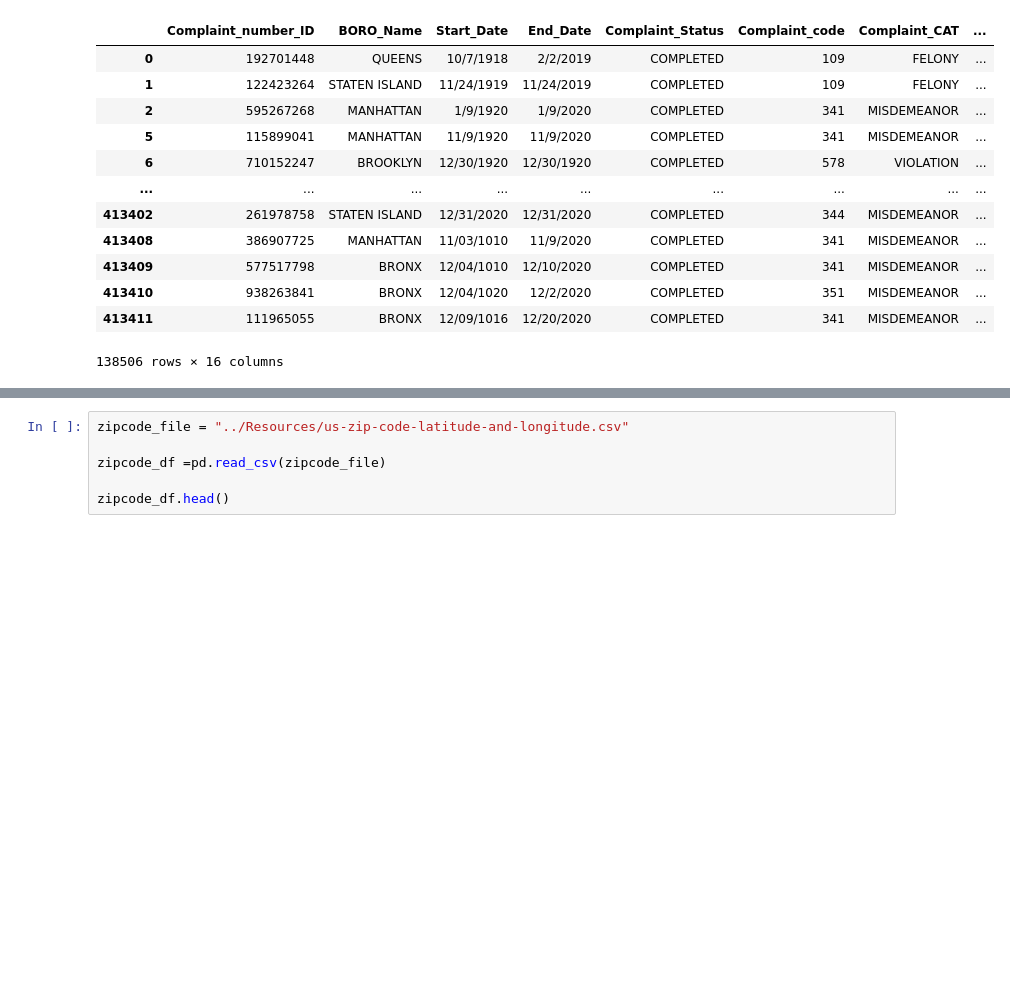
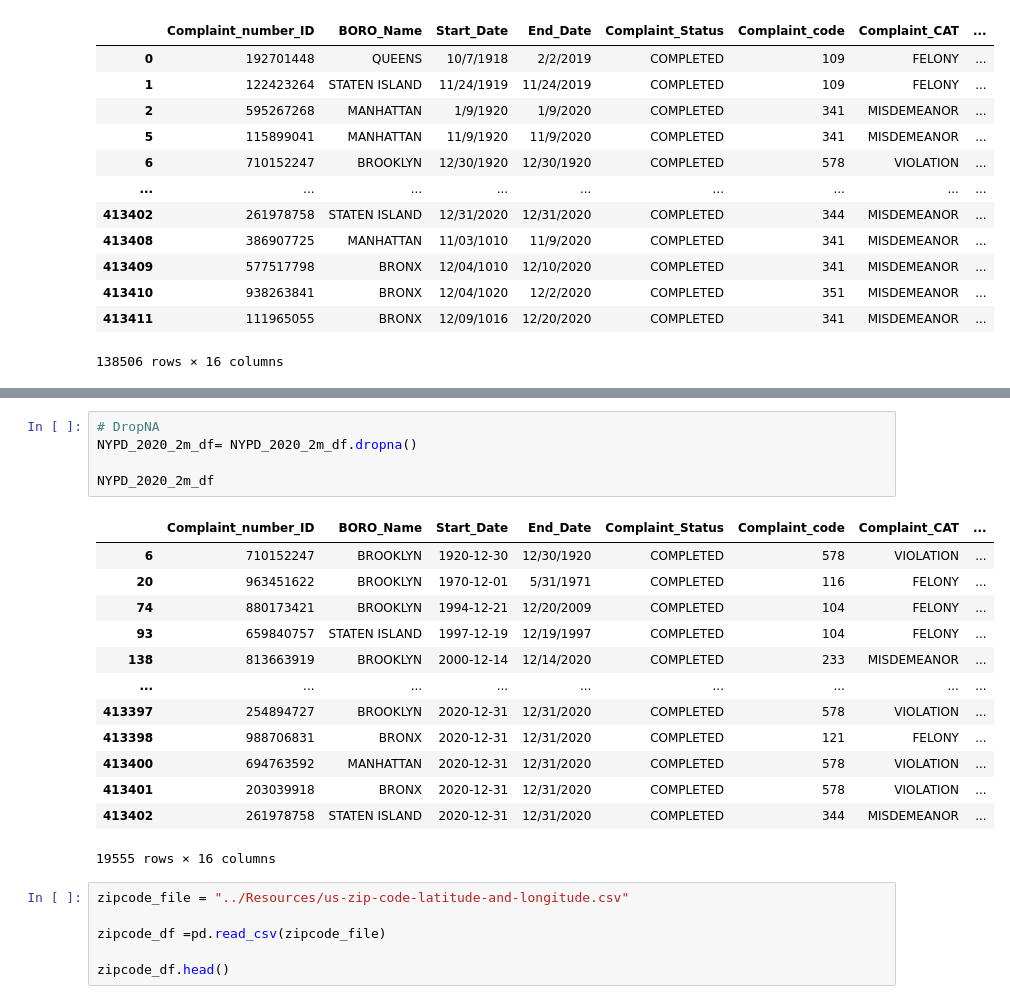
Before and after one commit to bxprdr25/ETL-challenge, a Jupyter notebook: sharice/NYPD_Crime_2020.ipynb, the cells around one changed output, grey strips where cells are left out. Drawn from its saved outputs; the diff is of its cells as text; blank space fills up the shorter version.

```diff
--- a/sharice/NYPD_Crime_2020.ipynb
+++ b/sharice/NYPD_Crime_2020.ipynb
@@ -130,3 +191,22 @@ NYPD_2020_new_df
+# %%
+# DropNA
+NYPD_2020_2m_df= NYPD_2020_2m_df.dropna()
+
+NYPD_2020_2m_df
+# %% [output]
+|  | Complaint_number_ID | BORO_Name | Start_Date | End_Date | Complaint_Status | Complaint_code | Complaint_CAT | ... |
+| 6 | 710152247 | BROOKLYN | 1920-12-30 | 12/30/1920 | COMPLETED | 578 | VIOLATION | ... |
+| 20 | 963451622 | BROOKLYN | 1970-12-01 | 5/31/1971 | COMPLETED | 116 | FELONY | ... |
+| 74 | 880173421 | BROOKLYN | 1994-12-21 | 12/20/2009 | COMPLETED | 104 | FELONY | ... |
+| 93 | 659840757 | STATEN ISLAND | 1997-12-19 | 12/19/1997 | COMPLETED | 104 | FELONY | ... |
+| 138 | 813663919 | BROOKLYN | 2000-12-14 | 12/14/2020 | COMPLETED | 233 | MISDEMEANOR | ... |
+| ... | ... | ... | ... | ... | ... | ... | ... | ... |
+| 413397 | 254894727 | BROOKLYN | 2020-12-31 | 12/31/2020 | COMPLETED | 578 | VIOLATION | ... |
+| 413398 | 988706831 | BRONX | 2020-12-31 | 12/31/2020 | COMPLETED | 121 | FELONY | ... |
+| 413400 | 694763592 | MANHATTAN | 2020-12-31 | 12/31/2020 | COMPLETED | 578 | VIOLATION | ... |
+| 413401 | 203039918 | BRONX | 2020-12-31 | 12/31/2020 | COMPLETED | 578 | VIOLATION | ... |
+| 413402 | 261978758 | STATEN ISLAND | 2020-12-31 | 12/31/2020 | COMPLETED | 344 | MISDEMEANOR | ... |
+19555 rows × 16 columns
 # %%
 zipcode_file = "../Resources/us-zip-code-latitude-and-longitude.csv"
 
```
Also changed, not shown: parts of 8 cells of this notebook, 9 other files.
